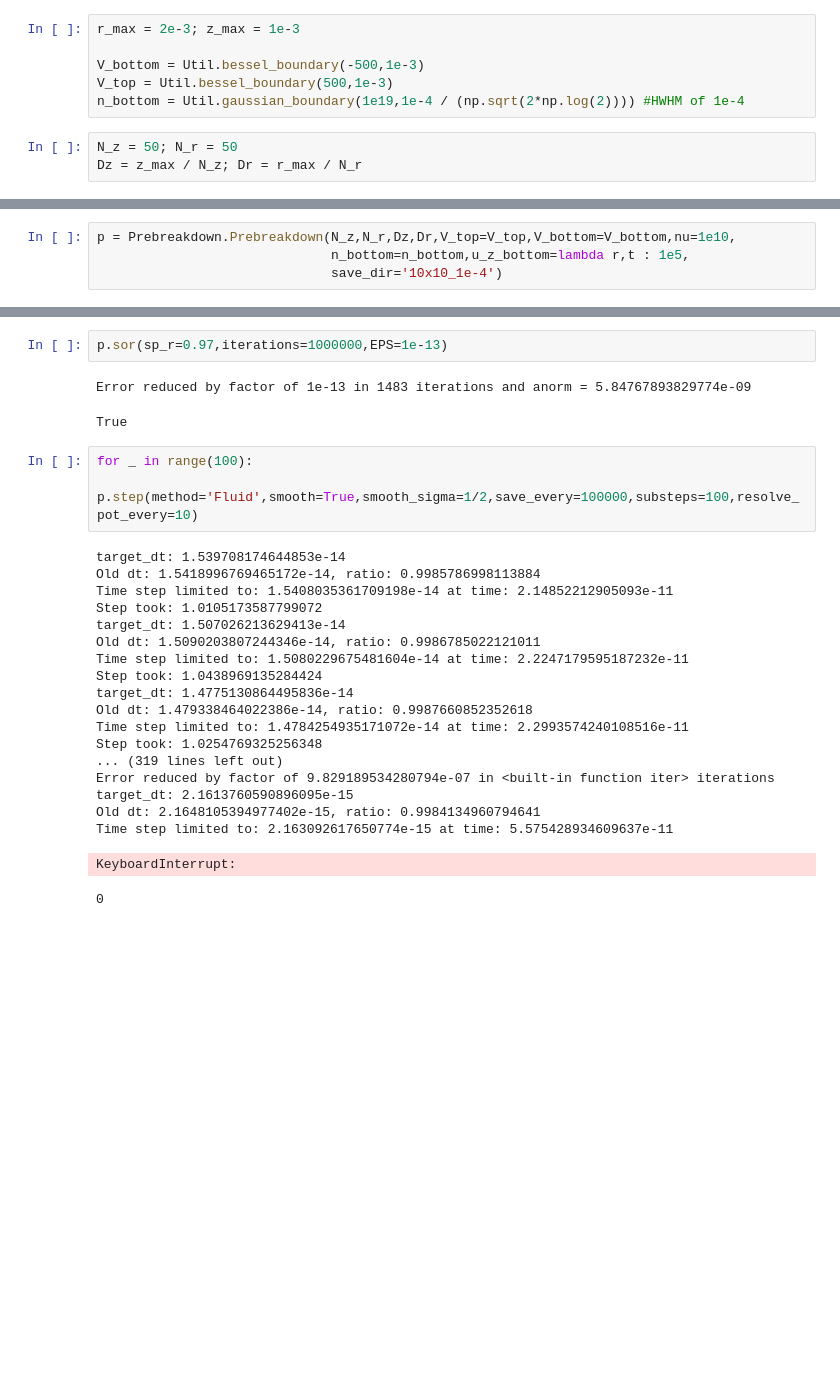
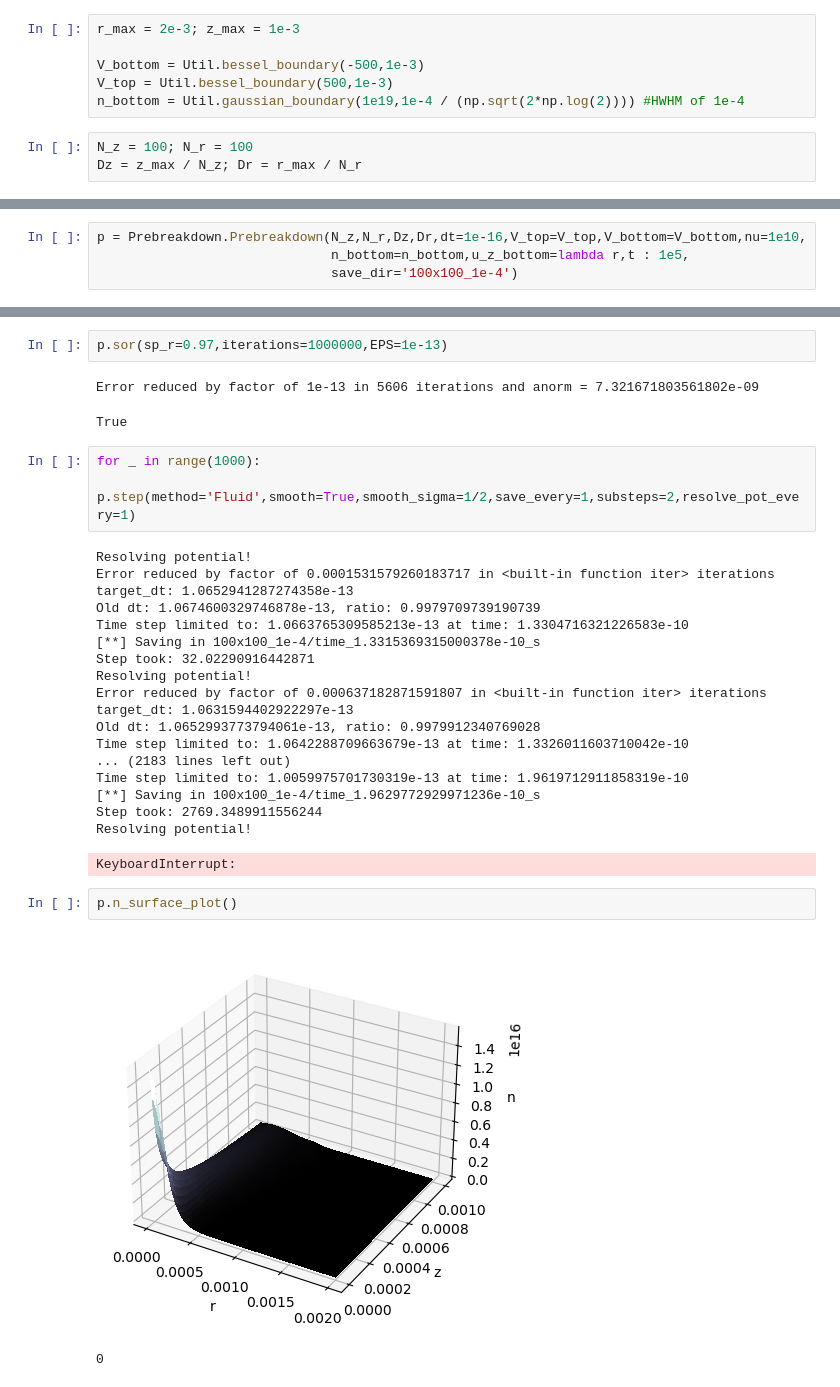
Before and after one commit to 3-3-3/Prebreakdown_Dynamics, a Jupyter notebook: Convergence_Tests.ipynb, the cells around one changed output, grey strips where cells are left out. Drawn from its saved outputs; the diff is of its cells as text; blank space fills up the shorter version.

```diff
--- a/Convergence_Tests.ipynb
+++ b/Convergence_Tests.ipynb
@@ -17,7 +17,7 @@ V_bottom = Util.bessel_boundary(-500,1e-3)
 V_top = Util.bessel_boundary(500,1e-3)
 n_bottom = Util.gaussian_boundary(1e19,1e-4 / (np.sqrt(2*np.log(2)))) #HWHM of 1e-4
 # %%
-N_z = 50; N_r = 50
+N_z = 100; N_r = 100
 Dz = z_max / N_z; Dr = r_max / N_r
 # %%
 Dz
@@ -50,4 +49,4 @@ fig.savefig('Boundary_Conditions.jpg')
 # %%
-p = Prebreakdown.Prebreakdown(N_z,N_r,Dz,Dr,V_top=V_top,V_bottom=V_bottom,nu=1e10,
+p = Prebreakdown.Prebreakdown(N_z,N_r,Dz,Dr,dt=1e-16,V_top=V_top,V_bottom=V_bottom,nu=1e10,
                               n_bottom=n_bottom,u_z_bottom=lambda r,t : 1e5,
-                              save_dir='10x10_1e-4')
+                              save_dir='100x100_1e-4')
@@ -54,30 +63,34 @@ p = Prebreakdown.Prebreakdown(N_z,N_r,Dz,Dr,V_top=V_top,V_bottom=V_bottom,nu=1e1
 # %%
 p.sor(sp_r=0.97,iterations=1000000,EPS=1e-13)
 # %% [output]
-Error reduced by factor of 1e-13 in 1483 iterations and anorm = 5.84767893829774e-09
+Error reduced by factor of 1e-13 in 5606 iterations and anorm = 7.321671803561802e-09
 True
 # %%
-for _ in range(100):
-    p.step(method='Fluid',smooth=True,smooth_sigma=1/2,save_every=100000,substeps=100,resolve_pot_every=10)
+for _ in range(1000):
+    p.step(method='Fluid',smooth=True,smooth_sigma=1/2,save_every=1,substeps=2,resolve_pot_every=1)
 # %% [output]
-target_dt: 1.539708174644853e-14
-Old dt: 1.5418996769465172e-14, ratio: 0.9985786998113884
-Time step limited to: 1.5408035361709198e-14 at time: 2.14852212905093e-11
-Step took: 1.0105173587799072
-target_dt: 1.507026213629413e-14
-Old dt: 1.5090203807244346e-14, ratio: 0.9986785022121011
-Time step limited to: 1.5080229675481604e-14 at time: 2.2247179595187232e-11
-Step took: 1.0438969135284424
-target_dt: 1.4775130864495836e-14
-Old dt: 1.479338464022386e-14, ratio: 0.9987660852352618
-Time step limited to: 1.4784254935171072e-14 at time: 2.2993574240108516e-11
-Step took: 1.0254769325256348
-... (319 lines left out)
-Error reduced by factor of 9.829189534280794e-07 in <built-in function iter> iterations
-target_dt: 2.1613760590896095e-15
-Old dt: 2.1648105394977402e-15, ratio: 0.9984134960794641
-Time step limited to: 2.163092617650774e-15 at time: 5.575428934609637e-11
+Resolving potential!
+Error reduced by factor of 0.0001531579260183717 in <built-in function iter> iterations
+target_dt: 1.0652941287274358e-13
+Old dt: 1.0674600329746878e-13, ratio: 0.9979709739190739
+Time step limited to: 1.0663765309585213e-13 at time: 1.3304716321226583e-10
+[**] Saving in 100x100_1e-4/time_1.3315369315000378e-10_s
+Step took: 32.02290916442871
+Resolving potential!
+Error reduced by factor of 0.000637182871591807 in <built-in function iter> iterations
+target_dt: 1.0631594402922297e-13
+Old dt: 1.0652993773794061e-13, ratio: 0.9979912340769028
+Time step limited to: 1.0642288709663679e-13 at time: 1.3326011603710042e-10
+... (2183 lines left out)
+Time step limited to: 1.0059975701730319e-13 at time: 1.9619712911858319e-10
+[**] Saving in 100x100_1e-4/time_1.9629772929971236e-10_s
+Step took: 2769.3489911556244
+Resolving potential!
 KeyboardInterrupt:
+# %%
+p.n_surface_plot()
+# %% [output]
+[figure, added]
 # %%
 # %% [output]
 0
```
Also changed, not shown: parts of 3 cells of this notebook.
